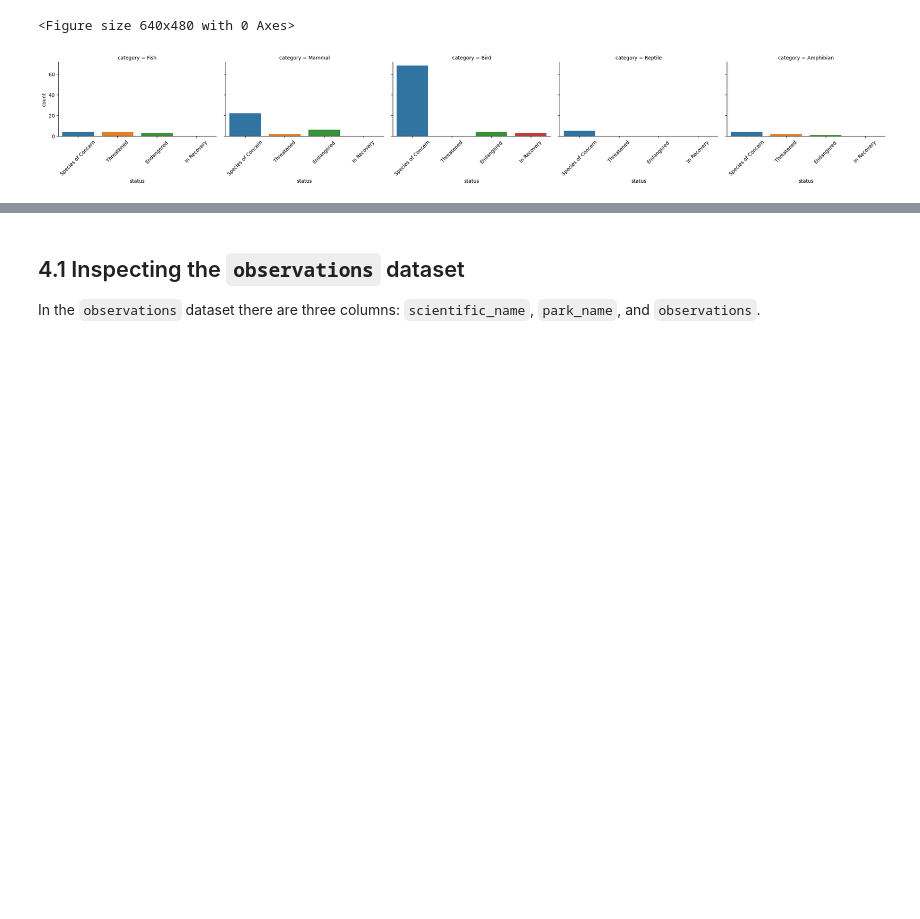
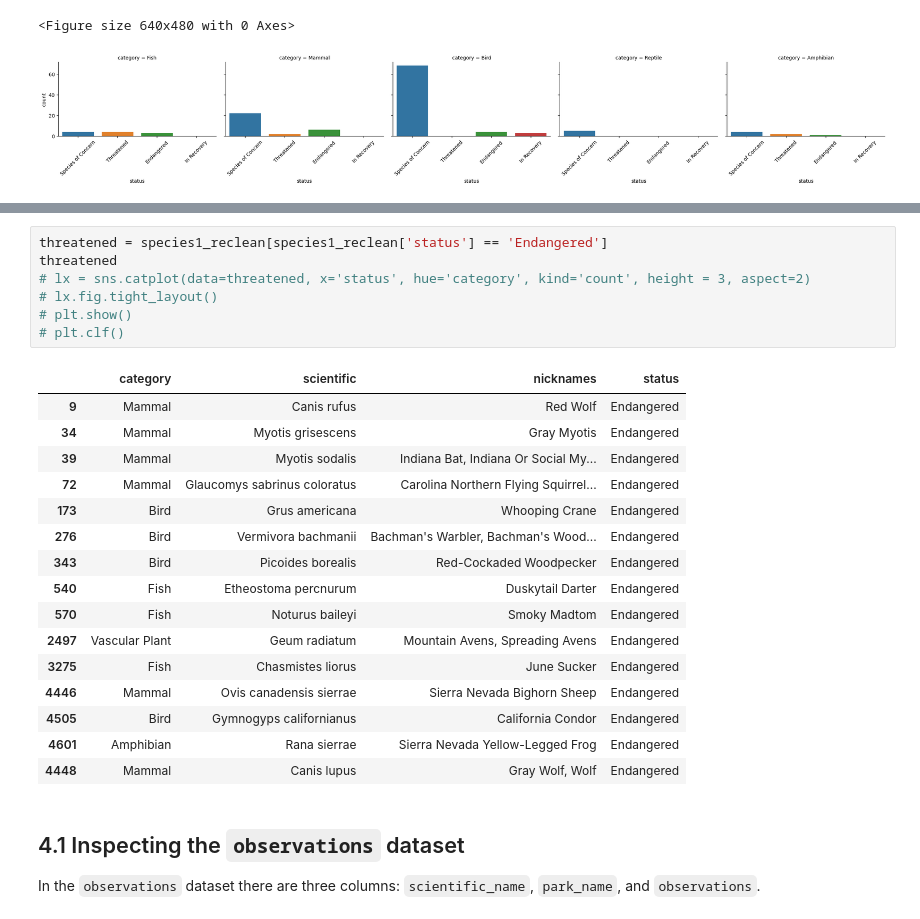
Before and after one commit to ElianeSato/biodiversity, a Jupyter notebook: biodiversity.ipynb, the cells around one changed output, grey strips where cells are left out. Saved outputs shown, nothing was run; the diff lists cells and outputs as text; blank space fills up the shorter version.

Commit message:
Likeliness of types of species to be endangered started

```diff
--- a/biodiversity.ipynb
+++ b/biodiversity.ipynb
@@ -849,3 +866,27 @@ The maj species are listed as 'Species of Concern',
+# %%
+threatened = species1_reclean[species1_reclean['status'] == 'Endangered']
+threatened
+# lx = sns.catplot(data=threatened, x='status', hue='category', kind='count', height = 3, aspect=2)
+# lx.fig.tight_layout()
+# plt.show()
+# plt.clf()
+# %% [output]
+|  | category | scientific | nicknames | status |
+| 9 | Mammal | Canis rufus | Red Wolf | Endangered |
+| 34 | Mammal | Myotis grisescens | Gray Myotis | Endangered |
+| 39 | Mammal | Myotis sodalis | Indiana Bat, Indiana Or Social My... | Endangered |
+| 72 | Mammal | Glaucomys sabrinus coloratus | Carolina Northern Flying Squirrel... | Endangered |
+| 173 | Bird | Grus americana | Whooping Crane | Endangered |
+| 276 | Bird | Vermivora bachmanii | Bachman's Warbler, Bachman's Wood... | Endangered |
+| 343 | Bird | Picoides borealis | Red-Cockaded Woodpecker | Endangered |
+| 540 | Fish | Etheostoma percnurum | Duskytail Darter | Endangered |
+| 570 | Fish | Noturus baileyi | Smoky Madtom | Endangered |
+| 2497 | Vascular Plant | Geum radiatum | Mountain Avens, Spreading Avens | Endangered |
+| 3275 | Fish | Chasmistes liorus | June Sucker | Endangered |
+| 4446 | Mammal | Ovis canadensis sierrae | Sierra Nevada Bighorn Sheep | Endangered |
+| 4505 | Bird | Gymnogyps californianus | California Condor | Endangered |
+| 4601 | Amphibian | Rana sierrae | Sierra Nevada Yellow-Legged Frog | Endangered |
+| 4448 | Mammal | Canis lupus | Gray Wolf, Wolf | Endangered |
 # %% [markdown]
 ## 4.1 Inspecting the `observations` dataset
 
```
Also changed, not shown: parts of 5 cells of this notebook.
